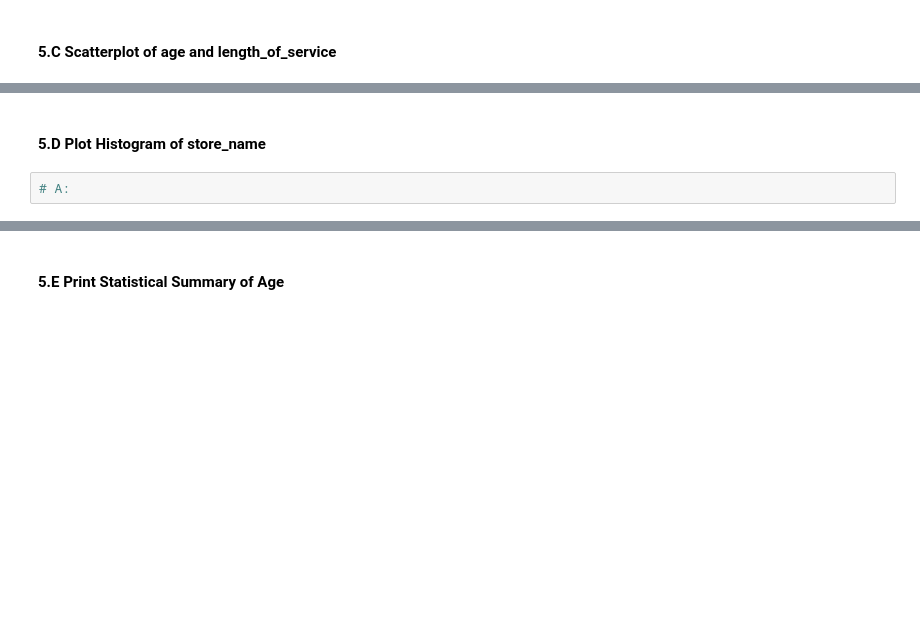
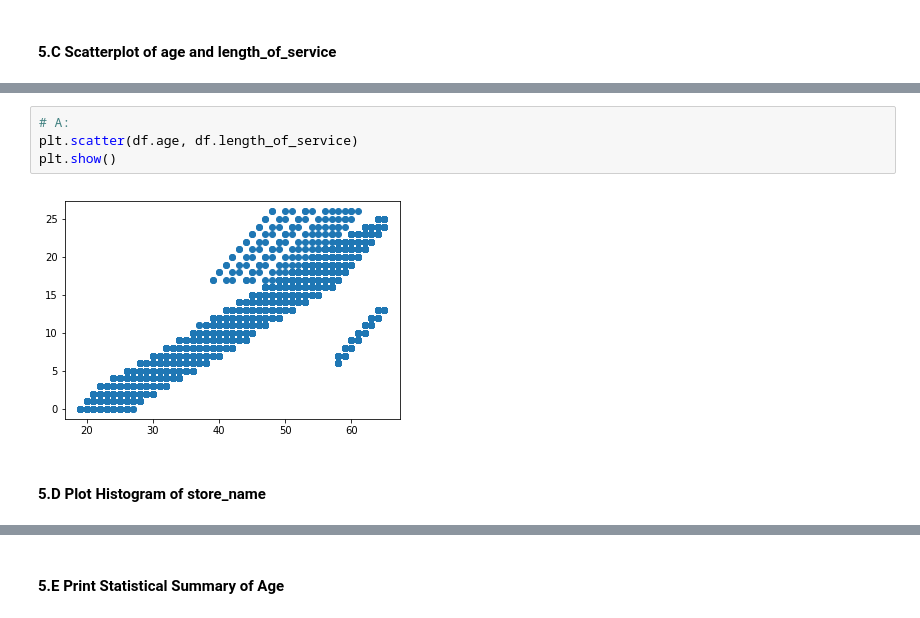
Before and after one commit to Leek03/dsia, a Jupyter notebook: BOB/1.2.2 Pandas Lab.ipynb, the cells around one changed output, grey strips where cells are left out. Cells and saved outputs as stored; diff of their text form; blank space fills up the shorter version.

```diff
--- a/BOB/1.2.2 Pandas Lab.ipynb
+++ b/BOB/1.2.2 Pandas Lab.ipynb
@@ -184,4 +461,8 @@ Find count, mean, std, min, max of of all columns of dataframe
+# %%
+# A:
+plt.scatter(df.age, df.length_of_service)
+plt.show()
+# %% [output]
+[figure, added]
 # %% [markdown]
 #### 5.D Plot Histogram of store_name
-# %%
-# A:
```
Also changed, not shown: parts of 36 cells of this notebook, 2 other files.
